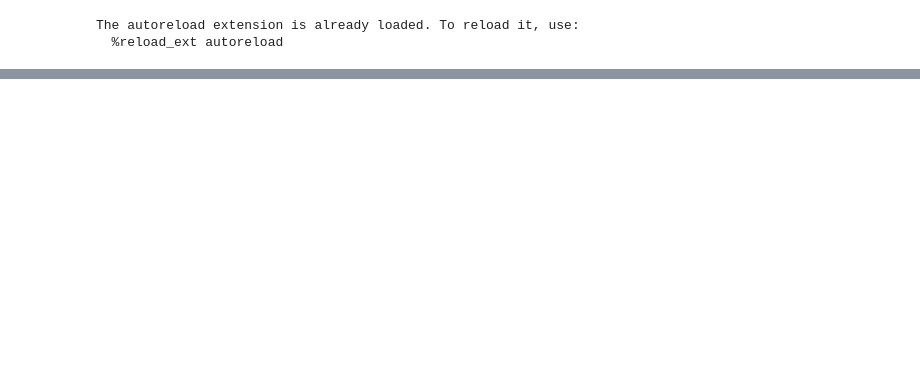
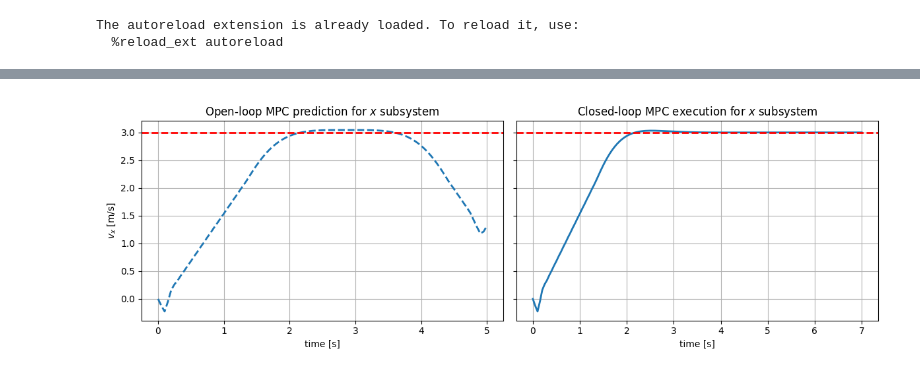
Before and after one commit to Sdevaud/MPC_ROCKET, a Jupyter notebook: project/Deliverable_3_2/Deliverable_3_2.ipynb, the cells around one changed output, grey strips where cells are left out. Drawn from its saved outputs; the diff is of its cells as text; code cells hidden in the pictures; blank space fills up the shorter version.

```diff
--- a/project/Deliverable_3_2/Deliverable_3_2.ipynb
+++ b/project/Deliverable_3_2/Deliverable_3_2.ipynb
@@ -69,0 +32,14 @@ AppLayout(children=(HBox(children=(Play(value=0, description='Press play', max=1
+# %%
+import matplotlib.pyplot as plt
+
+sim_time = 7
+
+x0 = np.array([0, 0, 0, 0, 0, 0, 0, 0, 0, 0, 0, 0])  # initial state
+x_target = np.array([0, 0, 0, 0, 0, 0.61, 3.0, 3.0, 3.0, 0, 0, 0])  # target state
+
+#Get Open-loop
+t0 = 0.
+u, x_ol, u_ol, t_ol, = mpc.get_u(t0, x0, x_target)
+
+#Get Closed-loop
+t_cl, x_cl, u_cl, _, _, _, _ = rocket.simulate_control(mpc, sim_time, H, x0, x_target = x_target, method="linear")
@@ -69,0 +64,23 @@ AppLayout(children=(HBox(children=(Play(value=0, description='Press play', max=1
+# %%
+#Plotting
+fig, axs = plt.subplots(1, 2, figsize=(12, 4), sharey=True)
+
+#Get Open-loop plot
+axs[0].plot(t_ol, x_ol[6, :], '--', linewidth=2)
+axs[0].axhline(x_target[6], color='r', linestyle='--', linewidth=2)
+axs[0].set_title(r'Open-loop MPC prediction for $x$ subsystem')
+axs[0].set_xlabel('time [s]')
+axs[0].set_ylabel(r'$v_x$ [m/s]')
+axs[0].grid(True)
+
+#Get Closed-loop plot
+axs[1].plot(t_cl, x_cl[6, :], '-', linewidth=2)
+axs[1].axhline(x_target[6], color='r', linestyle='--', linewidth=2)
+axs[1].set_title(r'Closed-loop MPC execution for $x$ subsystem')
+axs[1].set_xlabel('time [s]')
+axs[1].grid(True)
+
+plt.tight_layout()
+plt.show()
+# %% [output]
+[figure, added]
```
Also changed, not shown: parts of 6 cells of this notebook, 26 other files.
